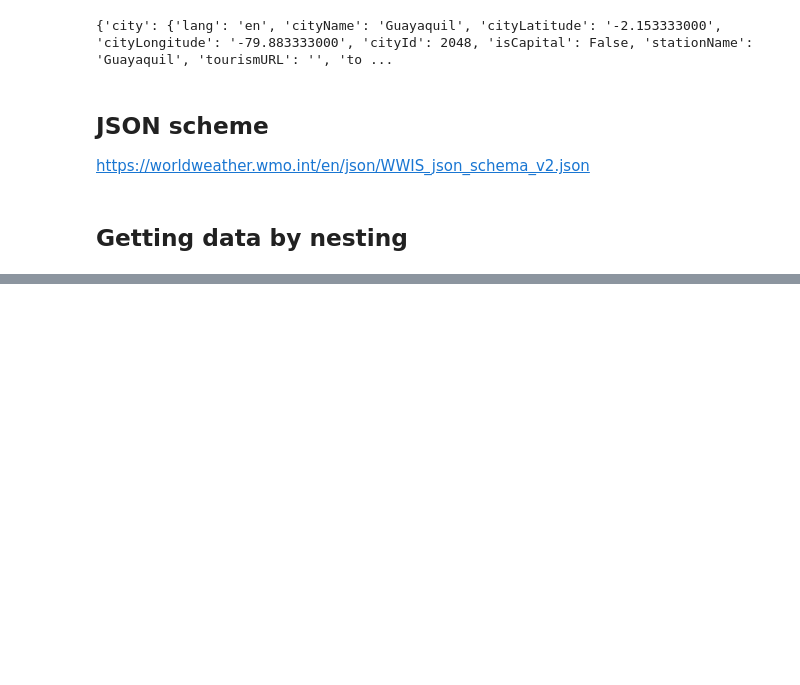
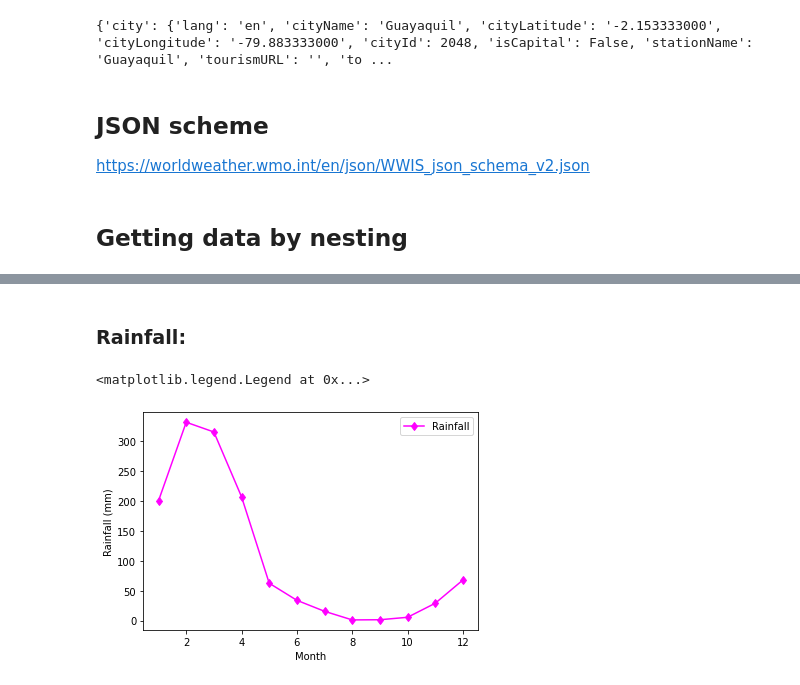
Before and after one commit to wbandabarragan/computational-physics-1, a Jupyter notebook: unit-2/210-tutorial-time-series.ipynb, the cells around one changed output, grey strips where cells are left out. Drawn from its saved outputs; the diff is of its cells as text; code cells hidden in the pictures; blank space fills up the shorter version.

```diff
--- a/unit-2/210-tutorial-time-series.ipynb
+++ b/unit-2/210-tutorial-time-series.ipynb
@@ -50,0 +124,17 @@ print(data["city"]["climate"]["climateMonth"][0])
+# %% [markdown]
+### Rainfall:
+# %%
+%matplotlib inline
+# And now we plot
+fig, ax = plt.subplots()
+
+ax.plot(month_array, rainfall_array, color = 'magenta', marker = 'd', linestyle = "-", label="Rainfall")
+
+ax.set_xlabel('Month')
+
+ax.set_ylabel('Rainfall (mm)')
+
+ax.legend()
+# %% [output]
+<matplotlib.legend.Legend at 0x...>
+[figure, added]
```
Also changed, not shown: parts of 9 cells of this notebook.
